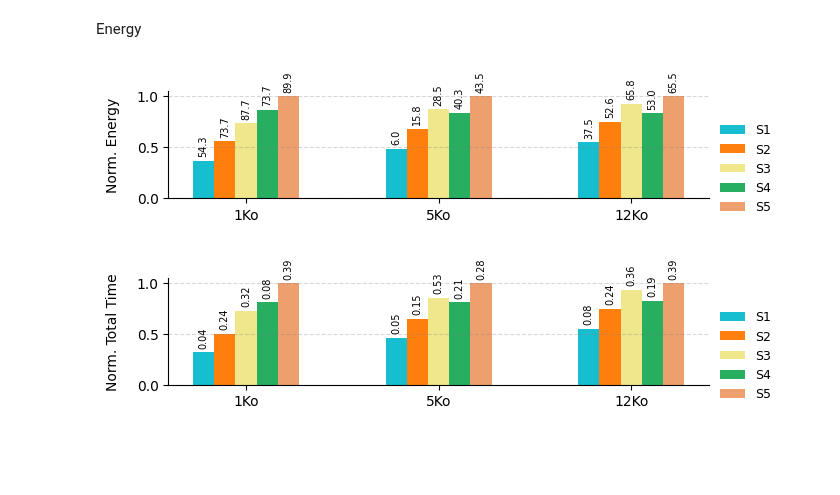
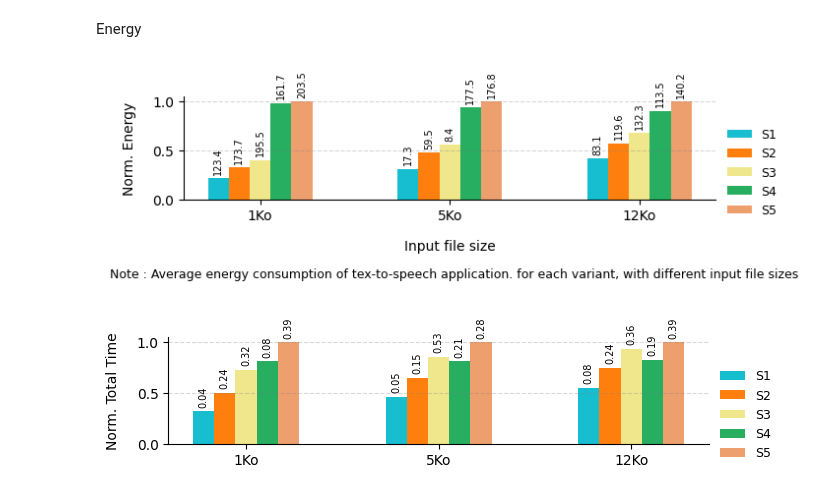
Before and after one commit to donaldonana/FaaS-Benchmark, a Jupyter notebook: text-to-speech/text-to-speech.ipynb, the cells around one changed output. Drawn from its saved outputs; the diff is of its cells as text; code cells hidden in the pictures; blank space fills up the shorter version.

```diff
--- a/text-to-speech/text-to-speech.ipynb
+++ b/text-to-speech/text-to-speech.ipynb
@@ -31,10 +31,10 @@ dfte = (
     .groupby(['schema', 'text'], as_index=False)['energy']
     .agg(std_energy='std', mean_energys='mean')
     .assign(
-        mean_energys=lambda df: df.groupby('text')['mean_energys'].transform(max_abs_scale),
+        # mean_energys=lambda df: df.groupby('text')['mean_energys'].transform(max_abs_scale),
         text=lambda df: pd.Categorical(df['text'], categories=text_order, ordered=True),
     )
     .sort_values(['schema', 'text'])
 )
 
-# dfte.head()
+dfte.head()
@@ -53,9 +81,11 @@ libraries  = dfte['schema'].unique()
 positions  = np.arange(len(text_sizes))
 
 
-def bar_ax_style(ax, ylabel):
+def bar_ax_style(ax, ylabel, xlabel):
 
     ax.set_ylabel(ylabel , fontsize=10, labelpad=12)  # Set the labels and title
+    ax.set_xlabel(xlabel , fontsize=10, labelpad=12)  # Set the labels and title
+
     ax.spines[['right', 'top']].set_visible(False)
     ax.grid(True, axis='y', linestyle='--', color='gray', alpha=0.3)
 
@@ -74,38 +104,41 @@ def bar_ax_style(ax, ylabel):
 # %% [markdown]
 Energy
 # %%
-fig, ax = plt.subplots(figsize=(7, 1.8))
+fig, ax = plt.subplots(figsize=(7, 2.4))
 
 for i, library in enumerate(libraries):
 
     subset = dfte[dfte['schema'] == library]
     bar_positions = positions + i * bar_width
     bars = ax.bar(
         bar_positions,
         subset['mean_energys'],
         width=bar_width,
         label=library,
         color=color_mapping[library]
     )
 
     for bar, std in zip(bars, subset['std_energy']):
         height = bar.get_height()
         ax.annotate(
             f'{std:.1f}',
             xy=(bar.get_x() + bar.get_width() / 2, height),
             xytext=(0, 3),  # 3 points vertical offset
             textcoords="offset points",
             ha='center', va='bottom',
             fontsize=7, rotation=90
         )
 
-ax = bar_ax_style(ax, "Norm. Energy")
+ax = bar_ax_style(ax, "Norm. Energy", "Input file size")
 
 # plt.xticks(rotation=360, ha='right')
+fig.suptitle(""" Note : Average energy consumption of tex-to-speech application. for each variant, with different input file sizes"""
+             , y=0, x=0.50, fontsize=9)
+
 plt.tight_layout()
 plt.show()
 # %% [output]
-[figure, old version]
+[figure, new version]
 # %%
 
 times_features = [
```
Also changed, not shown: parts of 3 cells of this notebook, 9 other files.
